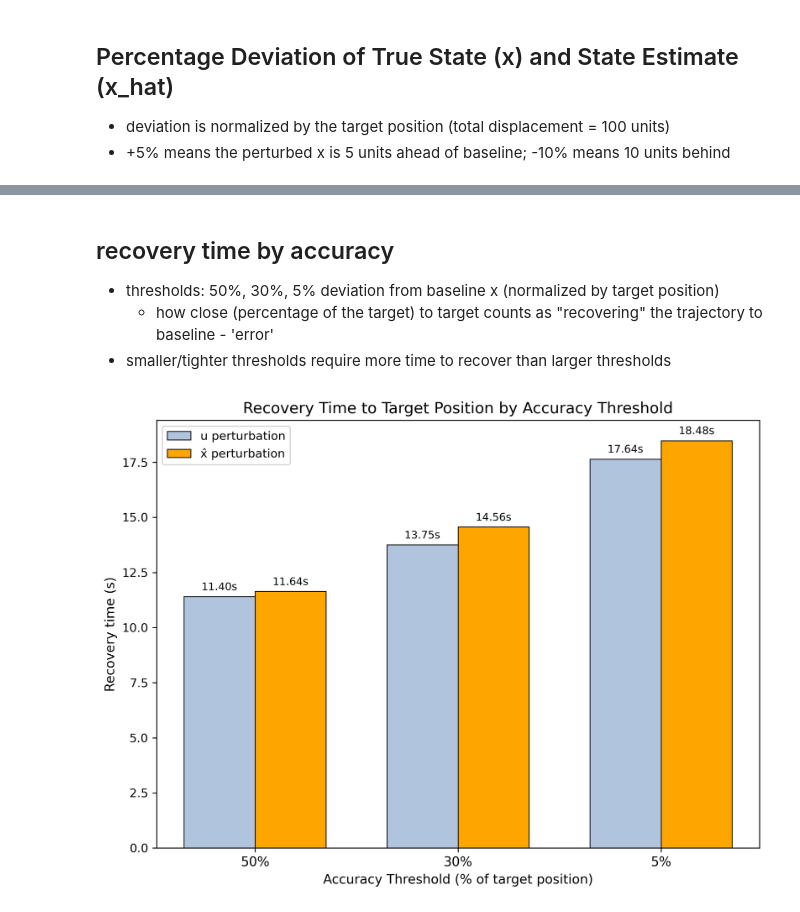
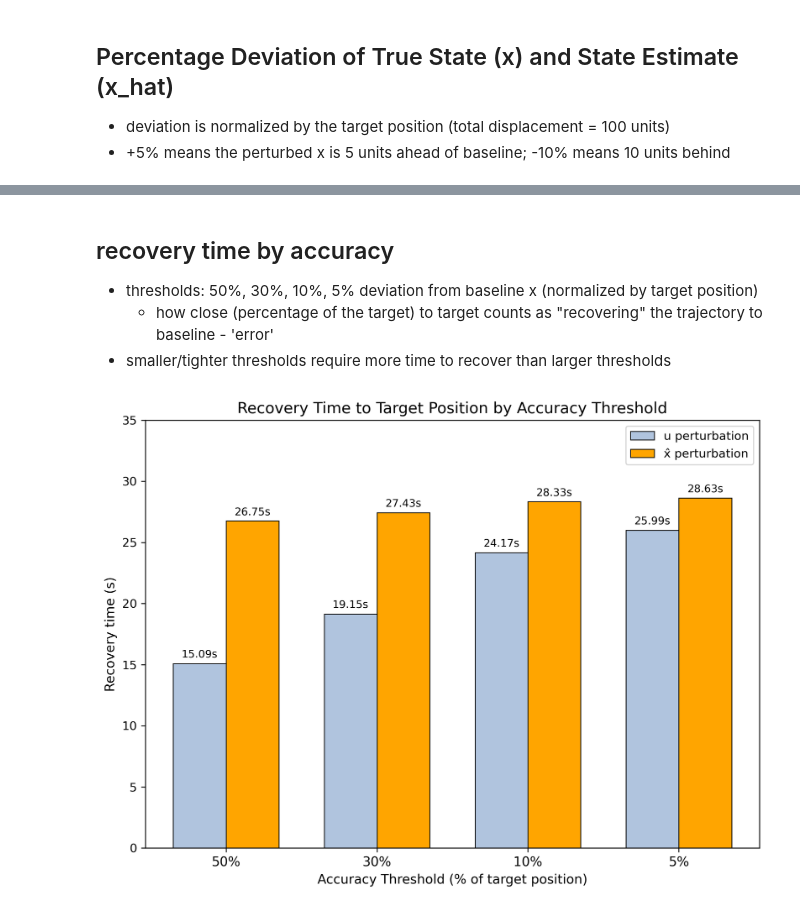
Before and after one commit to emilyekstrum/cerebellar_LQG_control, a Jupyter notebook: notebooks/lqg_model_1d.ipynb, the cells around one changed output, grey strips where cells are left out. Drawn from its saved outputs; the diff is of its cells as text; code cells hidden in the pictures.

```diff
--- a/notebooks/lqg_model_1d.ipynb
+++ b/notebooks/lqg_model_1d.ipynb
@@ -19,6 +20,6 @@ plt.rcParams['figure.dpi'] = 300
 # %%
 # define horizon (number of time steps)
-horizon = 2000
+horizon = 3000
 
 # target position
 T_p = 100
@@ -28,7 +29,7 @@ T_v = 0
 
 # instantiate LQG model with specified horizon and target state
 lqg_baseline = lqg_model.LQG(horizon, target=[T_p, # position 100
-                                                            T_v]) # velovity 0
+                                              T_v]) # velovity 0
 
 
 # initial state: position, velocity
@@ -41,7 +42,7 @@ initial_xhat = np.array([[0.0],
 
 
 # define system dynamics matrices
-dt = 0.01  # time step in seconds (10 ms per step), 5 sec in total
+dt = 0.01  #(10 ms per step), 5 sec in total
 
 # A: state transition matrix for a 1D system (position and velocity)
 A = np.matrix([[1, dt],
@@ -58,9 +59,9 @@ C = np.matrix([[1, 0], # obs position
 # define cost matrices
 # Q: state cost (penalize deviation from target at final time)
 # high cost on position error, low cost on velocity error
-# R: control cost (penalize control effort)
 Q = np.matrix([[500, 0],
                [0, 1]])
+# R: control cost (penalize control effort)
 R = np.matrix([[0.0001]])
 
 # V: process noise covariance (std)
@@ -181,20 +182,21 @@ baseline simulation summary:
 - do not expect x and xhat to diverge during trajectory
 # %%
 np.random.seed(42)
+
 # perturbation timing
 perturbation_start = 200
 perturbation_end = 250
 
 # per-dimension control perturbation magnitude
 # 1D model: single acceleration axis (ax)
-u_pert_magnitude = -10 # ax perturbation
+u_pert_magnitude = -0.5 # ax perturbation
 
 # same noise as baseline for comparison
 v_noise = baseline_data['noise']['v']
 w_noise = baseline_data['noise']['w']
 target = np.matrix([[T_p], [T_v]])
 
-# copy baseline data up to perturbation point
+# use baseline data up to perturbation point
 x_u_pert_list = [baseline_data['x'][t].copy() for t in range(perturbation_start + 1)]
 xhat_u_pert_list = [baseline_data['kf']['x1'][t].copy() for t in range(perturbation_start + 1)]
 u_u_pert_list = [baseline_data['u'][t].copy() for t in range(perturbation_start)]
@@ -251,7 +253,7 @@ u_pert_data = {
 error_u_pert = x_u_pert - xhat_u_pert
 print("Control Perturbation Simulation")
 print(f"\tperturbation: t={perturbation_start} to t={perturbation_end}")
-print(f"\tmagnitude: ax={u_pert_magnitude}")
+print(f"\tmagnitude: {u_pert_magnitude}")
 print(f"\tmean |x - xhat| before: {np.mean(np.abs(error_u_pert[:perturbation_start])):.5f}")
 print(f"\tmean |x - xhat| during: {np.mean(np.abs(error_u_pert[perturbation_start:perturbation_end])):.5f}")
 print(f"\tmean |x - xhat| after:  {np.mean(np.abs(error_u_pert[perturbation_end:])):.5f}")
@@ -280,9 +284,9 @@ from scipy.optimize import brentq
 xhat_pulse_duration = 50
 _xhat_pulse_end = min(perturbation_start + xhat_pulse_duration, horizon)
 
-# calibrate xhat perturbation so peak |x deviation from baseline| matches u perturbation's peak
-target_x_dev_mag = np.max(np.abs(x_u_pert - x_baseline))
-print(f"Target peak |x deviation|: {target_x_dev_mag:.4f}  (peak of u perturbation)")
+# calibrate xhat perturbation so x deviation from baseline at perturbation_end matches u perturbation
+target_x_dev_at_end = x_u_pert[perturbation_end] - x_baseline[perturbation_end]
+print(f"Target x deviation from baseline at perturbation end (t={perturbation_end}): {target_x_dev_at_end:.4f}  (u perturbation)")
 
 def _simulate_xhat_pert(offset):
     """run xhat perturbation for a given per-step position bias; return (x_arr, xhat_arr)."""
@@ -319,21 +323,23 @@ def _simulate_xhat_pert(offset):
     return x_arr, xhat_arr
 
 def _deviation_diff(offset):
-    """peak |x dev from baseline| after perturbation ends minus target; zero when calibrated."""
+    """x deviation from baseline at perturbation end minus target; zero when calibrated."""
     x_arr, _ = _simulate_xhat_pert(offset)
-    dev_mag = np.max(np.abs(x_arr[perturbation_end:] - x_baseline[perturbation_end:]))
-    return dev_mag - target_x_dev_mag
+    dev_at_end = x_arr[perturbation_end] - x_baseline[perturbation_end]
+    return dev_at_end - target_x_dev_at_end
 
-f_a = _deviation_diff(-500.0)
-f_b = _deviation_diff(-0.001)
-print(f"\nBracket check: f(-500.0) = {f_a:.6f}, f(-0.001) = {f_b:.6f}")
+# positive offset biases xhat high -> controller under-accelerates -> x falls below baseline
+# matching the negative deviation produced by the u perturbation
+f_a = _deviation_diff(0.001)
+f_b = _deviation_diff(500.0)
+print(f"\nBracket check: f(0.001) = {f_a:.6f}, f(500.0) = {f_b:.6f}")
 
 if f_a * f_b < 0:
-    xhat_position_offset = brentq(_deviation_diff, -500.0, -0.001, xtol=1e-6)
+    xhat_position_offset = brentq(_deviation_diff, 0.001, 500.0, xtol=1e-6)
 else:
     from scipy.optimize import minimize_scalar
     print("No sign change in bracket. Using offset that minimizes deviation difference.")
-    result = minimize_scalar(lambda x: abs(_deviation_diff(x)), bounds=(-1000.0, -0.001), method='bounded')
+    result = minimize_scalar(lambda x: abs(_deviation_diff(x)), bounds=(0.001, 1000.0), method='bounded')
     xhat_position_offset = result.x
 
 print(f"\nCalibrated xhat position offset: {xhat_position_offset:.4f}")
@@ -645,6 +675,6 @@ summary_df
 # %% [markdown]
 ## recovery time by accuracy
-- thresholds: 50%, 30%, 5% deviation from baseline x (normalized by target position)
+- thresholds: 50%, 30%, 10%, 5% deviation from baseline x (normalized by target position)
     - how close (percentage of the target) to target counts as "recovering" the trajectory to baseline - 'error'
 - smaller/tighter thresholds require more time to recover than larger thresholds
 # %%
@@ -652,10 +682,11 @@ summary_df
 abs_pct_from_target_u    = np.abs(x_u_pert      - T_p) / T_p * 100
 abs_pct_from_target_xhat = np.abs(x_xhat_direct - T_p) / T_p * 100
 
-thresholds = [('50%', 50), ('30%', 30), ('5%', 5)]
+thresholds = [('50%', 50), ('30%', 30), ("10%", 10), ('5%', 5)]
 
 def backward_settled(arr, thr, search_start, horizon):
-    """Last step in [search_start:horizon] where arr > thr; returns first settled step or None."""
+    """last step in [search_start:horizon] where arr > thr; returns first settled step or None
+    backwards search to avoid transient dips below threshold before final recovery; returns None if never recovers"""
     sub = arr[search_start:horizon]
     above = np.where(sub > thr)[0]
     if len(above) == 0:
@@ -677,34 +708,35 @@ x = np.arange(len(thr_labels))
 width = 0.35
 
 max_val = np.nanmax([v for v in rec_u + rec_xhat if not np.isnan(v)] or [1])
 stub_h  = max_val * 0.05
 
 fig, ax = plt.subplots(figsize=(8, 6))
 
 bars_u    = ax.bar(x - width/2, [v if not np.isnan(v) else stub_h for v in rec_u],
                    width, label='u perturbation',  color='lightsteelblue', edgecolor='k', linewidth=0.7)
 bars_xhat = ax.bar(x + width/2, [v if not np.isnan(v) else stub_h for v in rec_xhat],
                    width, label='x̂ perturbation', color='orange',          edgecolor='k', linewidth=0.7)
 
 for bar, val in zip(list(bars_u) + list(bars_xhat), rec_u + rec_xhat):
     h = bar.get_height()
     if not np.isnan(val):
         ax.text(bar.get_x() + bar.get_width()/2, h + max_val * 0.01, f'{val:.2f}s',
                 ha='center', va='bottom', fontsize=9)
     else:
         ax.text(bar.get_x() + bar.get_width()/2, stub_h + max_val * 0.01, 'no recovery',
                 ha='center', va='bottom', fontsize=8, color='gray', style='italic')
 
 ax.set_xticks(x)
 ax.set_xticklabels(thr_labels, fontsize=11)
+ax.set_ylim(0, 35)
 ax.set_xlabel('Accuracy Threshold (% of target position)', fontsize=11)
 ax.set_ylabel('Recovery time (s)', fontsize=11)
 ax.set_title('Recovery Time to Target Position by Accuracy Threshold', fontsize=13)
 ax.legend(fontsize=10)
 plt.tight_layout()
 plt.show()
 # %% [output]
-[figure, old version]
+[figure, new version]
 # %%
 # save recovery times to a csv file
 recovery_df = pd.DataFrame({
```
Also changed, not shown: parts of 18 cells of this notebook.
